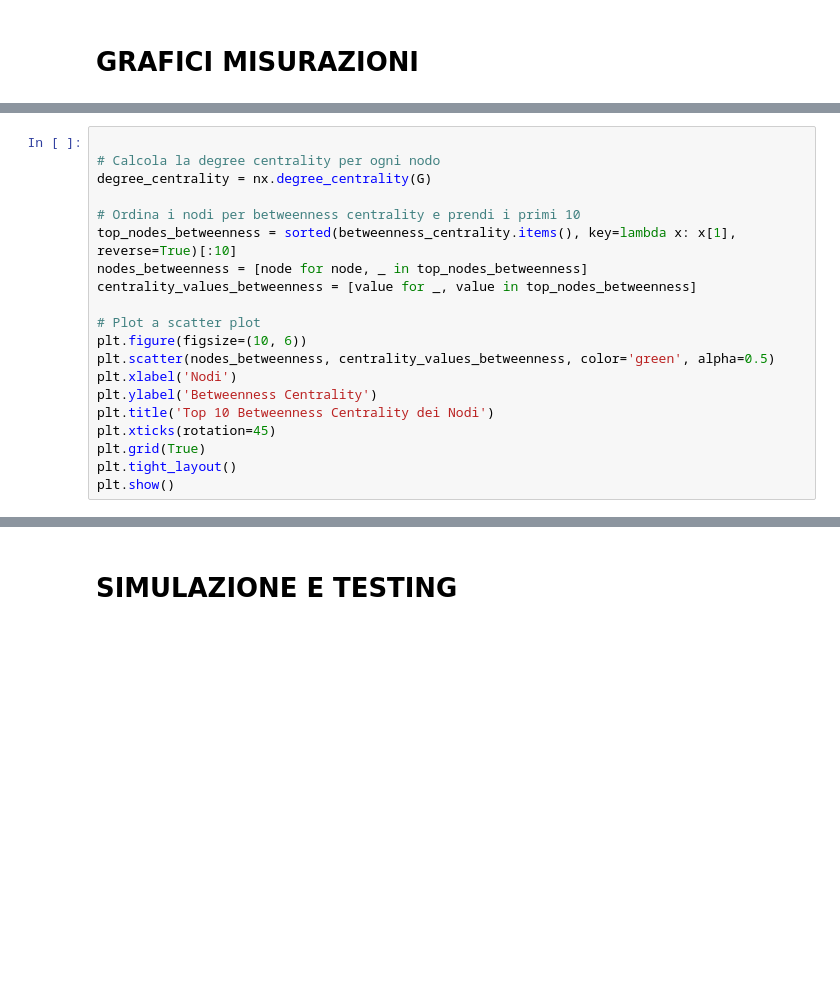
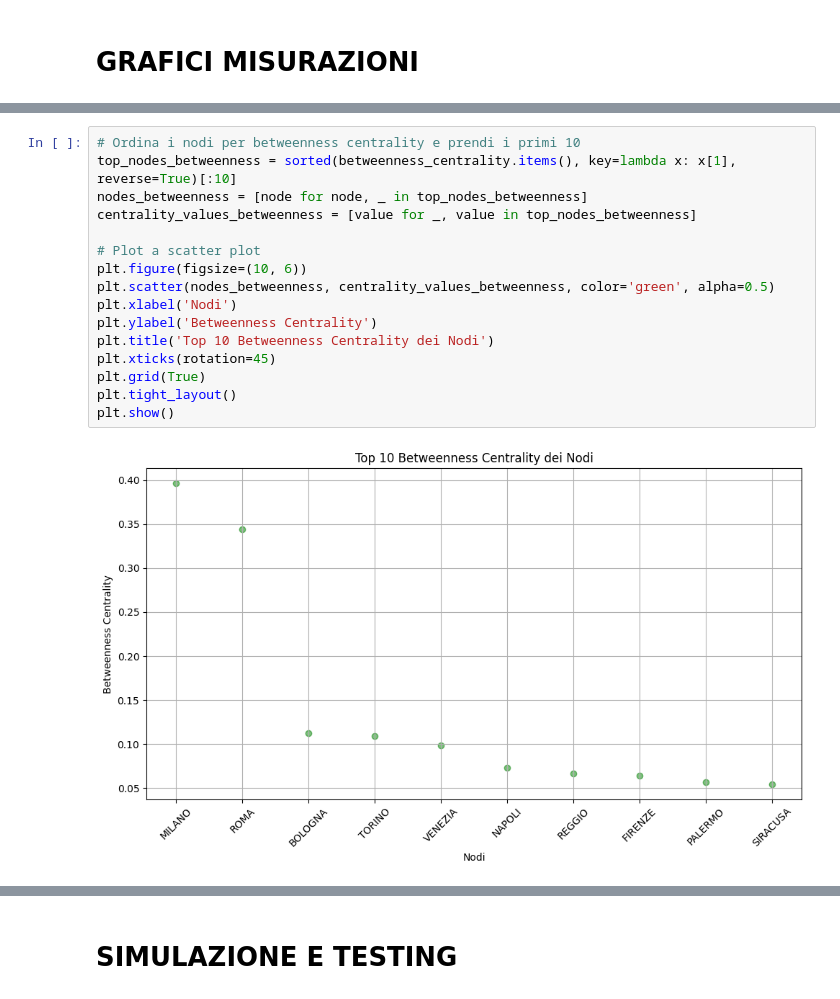
Before and after one commit to riccardospini98/sna, a Jupyter notebook: progetto/analysis.ipynb, the cells around one changed output, grey strips where cells are left out. Drawn from its saved outputs; the diff is of its cells as text; blank space fills up the shorter version.

```diff
--- a/progetto/analysis.ipynb
+++ b/progetto/analysis.ipynb
@@ -277,21 +244,19 @@ plt.show()
 # %%
-
-# Calcola la degree centrality per ogni nodo
-degree_centrality = nx.degree_centrality(G)
-
 # Ordina i nodi per betweenness centrality e prendi i primi 10
 top_nodes_betweenness = sorted(betweenness_centrality.items(), key=lambda x: x[1], reverse=True)[:10]
 nodes_betweenness = [node for node, _ in top_nodes_betweenness]
 centrality_values_betweenness = [value for _, value in top_nodes_betweenness]
 
 # Plot a scatter plot
 plt.figure(figsize=(10, 6))
 plt.scatter(nodes_betweenness, centrality_values_betweenness, color='green', alpha=0.5)
 plt.xlabel('Nodi')
 plt.ylabel('Betweenness Centrality')
 plt.title('Top 10 Betweenness Centrality dei Nodi')
 plt.xticks(rotation=45)
 plt.grid(True)
 plt.tight_layout()
 plt.show()
+# %% [output]
+[figure, added]
 # %%
```
Also changed, not shown: parts of 15 cells of this notebook, 2 other files.
